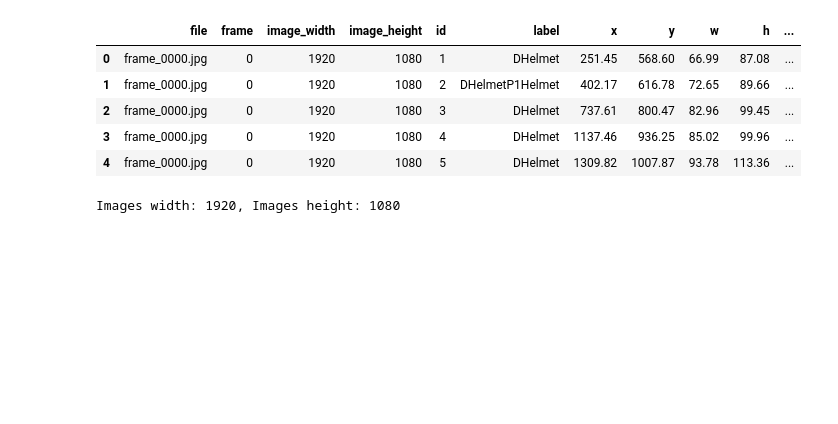
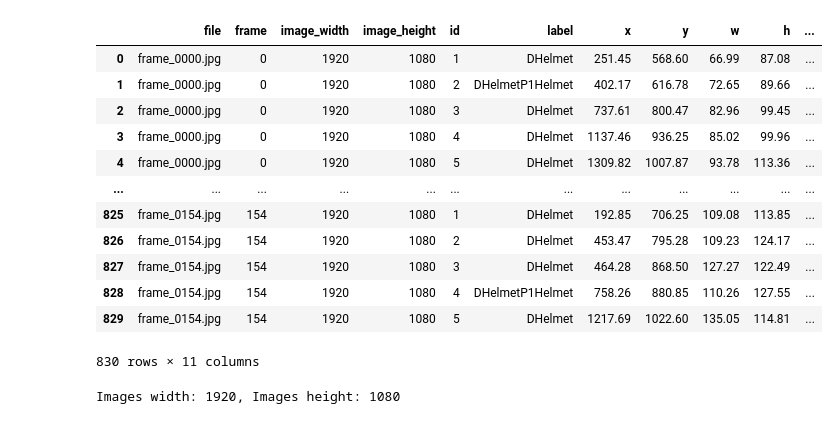
Before and after one commit to eiglesiasr/NoHelmetNet, a Jupyter notebook: src/MDE_dataset_parsing_to_test.ipynb, the cells around one changed output. Cells and saved outputs as stored; diff of their text form; code cells hidden in the pictures; blank space fills up the shorter version.

```diff
--- a/src/MDE_dataset_parsing_to_test.ipynb
+++ b/src/MDE_dataset_parsing_to_test.ipynb
@@ -48,14 +48,21 @@ for archivo in os.listdir(ruta_json):
 # Convert to DataFrame
 df = pd.DataFrame(rows)
 # %%
-df.head()
+df
 # %% [output]
 |  | file | frame | image_width | image_height | id | label | x | y | w | h | ... |
 | 0 | frame_0000.jpg | 0 | 1920 | 1080 | 1 | DHelmet | 251.45 | 568.60 | 66.99 | 87.08 | ... |
 | 1 | frame_0000.jpg | 0 | 1920 | 1080 | 2 | DHelmetP1Helmet | 402.17 | 616.78 | 72.65 | 89.66 | ... |
 | 2 | frame_0000.jpg | 0 | 1920 | 1080 | 3 | DHelmet | 737.61 | 800.47 | 82.96 | 99.45 | ... |
 | 3 | frame_0000.jpg | 0 | 1920 | 1080 | 4 | DHelmet | 1137.46 | 936.25 | 85.02 | 99.96 | ... |
 | 4 | frame_0000.jpg | 0 | 1920 | 1080 | 5 | DHelmet | 1309.82 | 1007.87 | 93.78 | 113.36 | ... |
+| ... | ... | ... | ... | ... | ... | ... | ... | ... | ... | ... | ... |
+| 825 | frame_0154.jpg | 154 | 1920 | 1080 | 1 | DHelmet | 192.85 | 706.25 | 109.08 | 113.85 | ... |
+| 826 | frame_0154.jpg | 154 | 1920 | 1080 | 2 | DHelmet | 453.47 | 795.28 | 109.23 | 124.17 | ... |
+| 827 | frame_0154.jpg | 154 | 1920 | 1080 | 3 | DHelmet | 464.28 | 868.50 | 127.27 | 122.49 | ... |
+| 828 | frame_0154.jpg | 154 | 1920 | 1080 | 4 | DHelmetP1Helmet | 758.26 | 880.85 | 110.26 | 127.55 | ... |
+| 829 | frame_0154.jpg | 154 | 1920 | 1080 | 5 | DHelmet | 1217.69 | 1022.60 | 135.05 | 114.81 | ... |
+830 rows × 11 columns
 # %%
 img_width = df["image_width"].max()
 img_height = df["image_height"].max()
```
Also changed, not shown: parts of 2 cells of this notebook, 1 other file.
